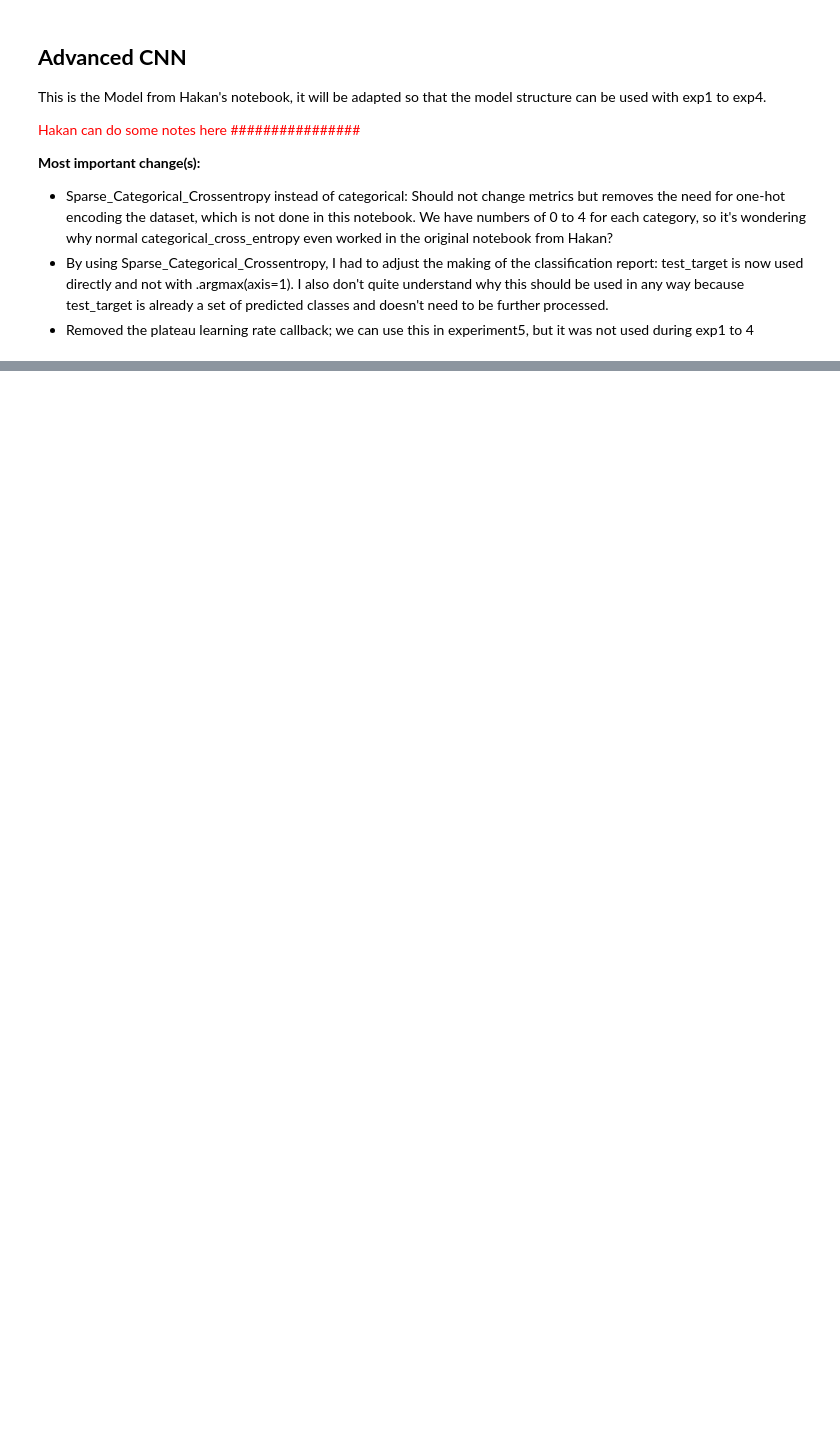
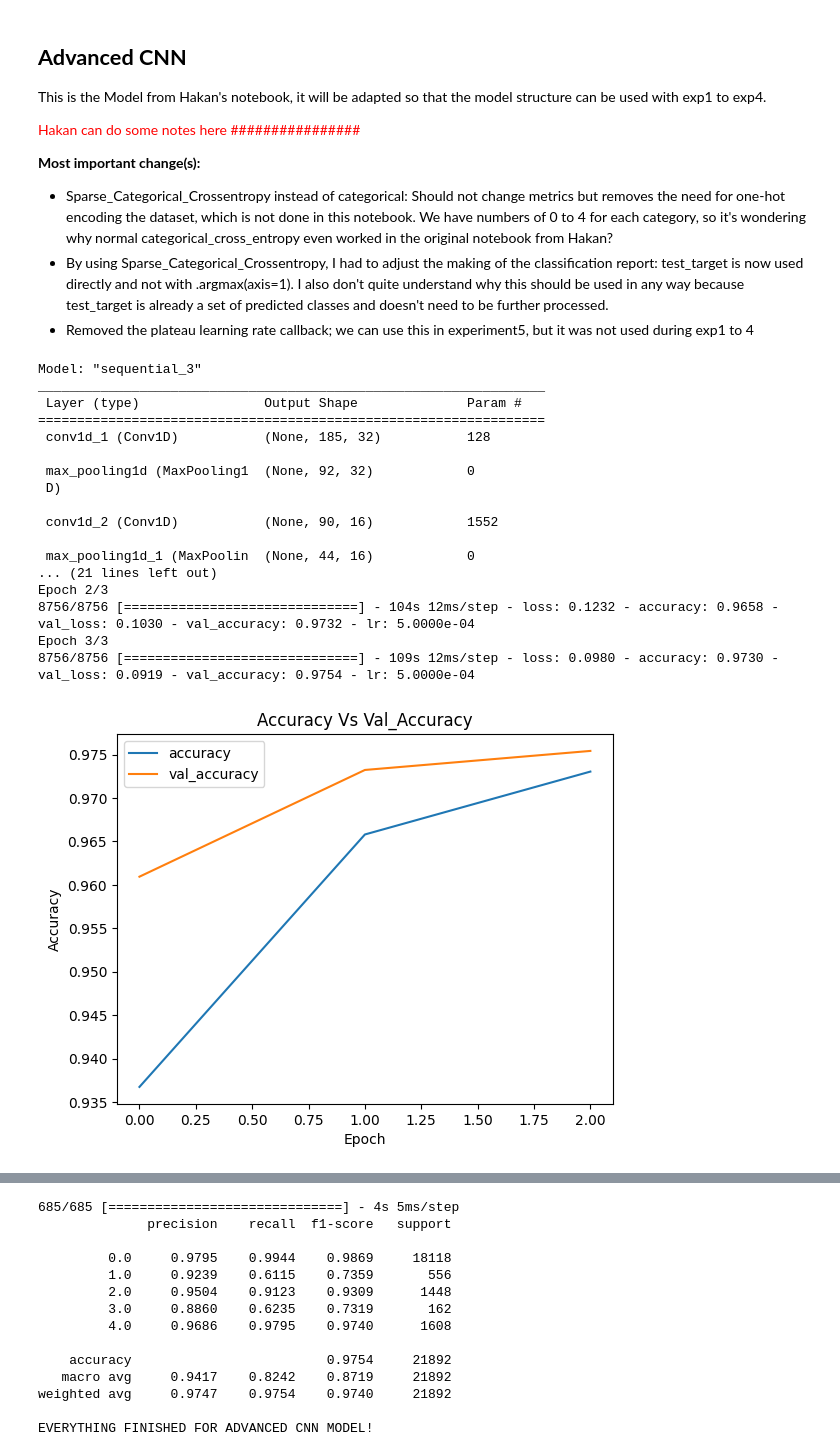
Before and after one commit to DataScientest-Studio/jan24_bds_int_heartbeat, a Jupyter notebook: notebooks/3a_DLmodels_MITBIH.ipynb, the cells around one changed output, grey strips where cells are left out. Drawn from its saved outputs; the diff is of its cells as text; code cells hidden in the pictures; blank space fills up the shorter version.

```diff
--- a/notebooks/3a_DLmodels_MITBIH.ipynb
+++ b/notebooks/3a_DLmodels_MITBIH.ipynb
@@ -328,9 +389,9 @@ This is the Model from Hakan's notebook, it will be adapted so that the model st
 # %%
 if Train_Advanced_CNN == True:
     class Config_Advanced_CNN:
-        epochs = 70 #70 is default (exp1)
+        epochs = 3 #70 is default (exp1)
         batch_size = 10 #10 is default (exp1)
-        exp_name = 4 #Experiment Number counter
+        exp_name = 42 #Experiment Number counter
         patience = 70 #10 # is default (exp1)
         initial_learning_rate=0.001 #Default Initial Learning Rate for ADAM: 0.001
         optimizer = tf.keras.optimizers.Adam(learning_rate=initial_learning_rate)
@@ -338,10 +399,10 @@ if Train_Advanced_CNN == True:
         lr_reduction_rate = 0.5 # Reduction Rate for reducing each 10 epochs. 0.5 means, that lr is halfed each 10 epochs.
         Conv1_filter_num = 32 # Number of filters in the convolutional layer (more means more shape-variations can be detected)
         Conv1_filter_size = 3 # Size (e.g. 3 by 3) of single convolutional kernel. More means a more rough approach to detection of patterns.
-        filepath_checkpoint = '/kaggle/working/Advanced_CNN/'+str(Config_Sampling.sample_name)+'/experiment_'+str(exp_name)+'_'+str(Config_Sampling.sample_name)+'.weights.h5'
-        filepath_accuracy_plot = '/kaggle/working/Advanced_CNN/'+str(Config_Sampling.sample_name)+'/experiment_'+str(exp_name)+'_'+str(Config_Sampling.sample_name)+'.accuracy_plot.png'
-        filepath_loss_plot = '/kaggle/working/Advanced_CNN/'+str(Config_Sampling.sample_name)+'/experiment_'+str(exp_name)+'_'+str(Config_Sampling.sample_name)+'.loss_plot.png'
-        filepath_classification_report = '/kaggle/working/Advanced_CNN/'+str(Config_Sampling.sample_name)+'/experiment_'+str(exp_name)+'_'+str(Config_Sampling.sample_name)+'.classification_report.txt'
+        filepath_checkpoint = '../models/DL_Models/Advanced_CNN/experiment_'+str(exp_name) + '_'+str (Config_Sampling.sample_name) +'.weights.h5'
+        filepath_accuracy_plot = '../reports/figures/DL_Models/Advanced_CNN/experiment_'+str(exp_name) +  '_'+ str (Config_Sampling.sample_name) +'.accuracy_plot.png'
+        filepath_loss_plot = '../reports/figures/DL_Models/Advanced_CNN/experiment_'+str(exp_name) +  '_'+str (Config_Sampling.sample_name) +'.loss_plot.png'
+        filepath_classification_report = '../reports/figures/DL_Models/Advanced_CNN/experiment_'+str(exp_name) +  '_'+str (Config_Sampling.sample_name) +'.classification_report.txt'
 
     #Model structure: This is not changed during experiments.
     adv_cnn_model = tf.keras.models.Sequential()
@@ -402,30 +463,49 @@ if Train_Advanced_CNN == True:
     plt.title(f'Accuracy Vs Val_Accuracy')
     plt.xlabel('Epoch')
     plt.ylabel('Accuracy')
     plt.savefig(Config_Advanced_CNN.filepath_accuracy_plot)
     plt.show()
     plt.close()
 
     plt.plot(adv_cnn_model_history.history['loss'])
     plt.plot(adv_cnn_model_history.history['val_loss'])
     plt.legend(["loss","val_loss"])
     plt.title('Loss Vs Val_loss')
     plt.xlabel('Epoch')
     plt.ylabel('Loss')
     plt.savefig(Config_Advanced_CNN.filepath_loss_plot)
     plt.show()
     plt.close()
 
     #Predict on test set.
     predictions = adv_cnn_model.predict(test_reshaped).argmax(axis=1)
 
     #make classification report and save it directly as a file.
     report = classification_report(test_target, predictions, digits=4)
     print(report)
     with open(Config_Advanced_CNN.filepath_classification_report, 'w') as report_file:
         report_file.write(report)
 
     print("EVERYTHING FINISHED FOR ADVANCED CNN MODEL!")
 
 else:
     print("ADVANCED CNN Model is not trained and evaluated")
+# %% [output]
+Model: "sequential_3"
+_________________________________________________________________
+ Layer (type)                Output Shape              Param #
+=================================================================
+ conv1d_1 (Conv1D)           (None, 185, 32)           128
+
+ max_pooling1d (MaxPooling1  (None, 92, 32)            0
+ D)
+
+ conv1d_2 (Conv1D)           (None, 90, 16)            1552
+
+ max_pooling1d_1 (MaxPoolin  (None, 44, 16)            0
+... (21 lines left out)
+Epoch 2/3
+8756/8756 [==============================] - 104s 12ms/step - loss: 0.1232 - accuracy: 0.9658 - val_loss: 0.1030 - val_accuracy: 0.9732 - lr: 5.0000e-04
+Epoch 3/3
+8756/8756 [==============================] - 109s 12ms/step - loss: 0.0980 - accuracy: 0.9730 - val_loss: 0.0919 - val_accuracy: 0.9754 - lr: 5.0000e-04
+[figure, added]
@@ -431,0 +513,14 @@ else:
+685/685 [==============================] - 4s 5ms/step
+              precision    recall  f1-score   support
+
+         0.0     0.9795    0.9944    0.9869     18118
+         1.0     0.9239    0.6115    0.7359       556
+         2.0     0.9504    0.9123    0.9309      1448
+         3.0     0.8860    0.6235    0.7319       162
+         4.0     0.9686    0.9795    0.9740      1608
+
+    accuracy                         0.9754     21892
+   macro avg     0.9417    0.8242    0.8719     21892
+weighted avg     0.9747    0.9754    0.9740     21892
+
+EVERYTHING FINISHED FOR ADVANCED CNN MODEL!
```
Also changed, not shown: parts of 6 cells of this notebook, 3 other files.
